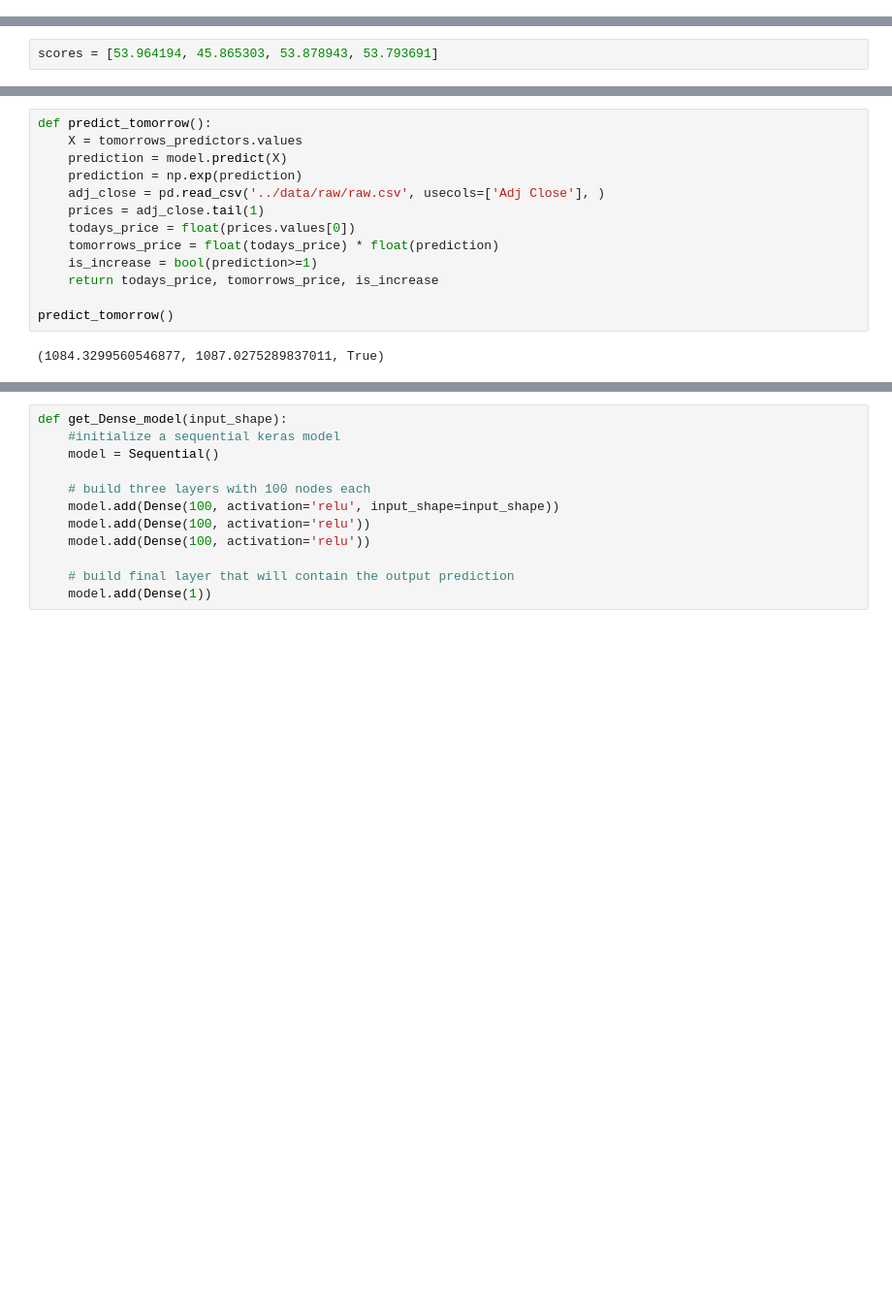
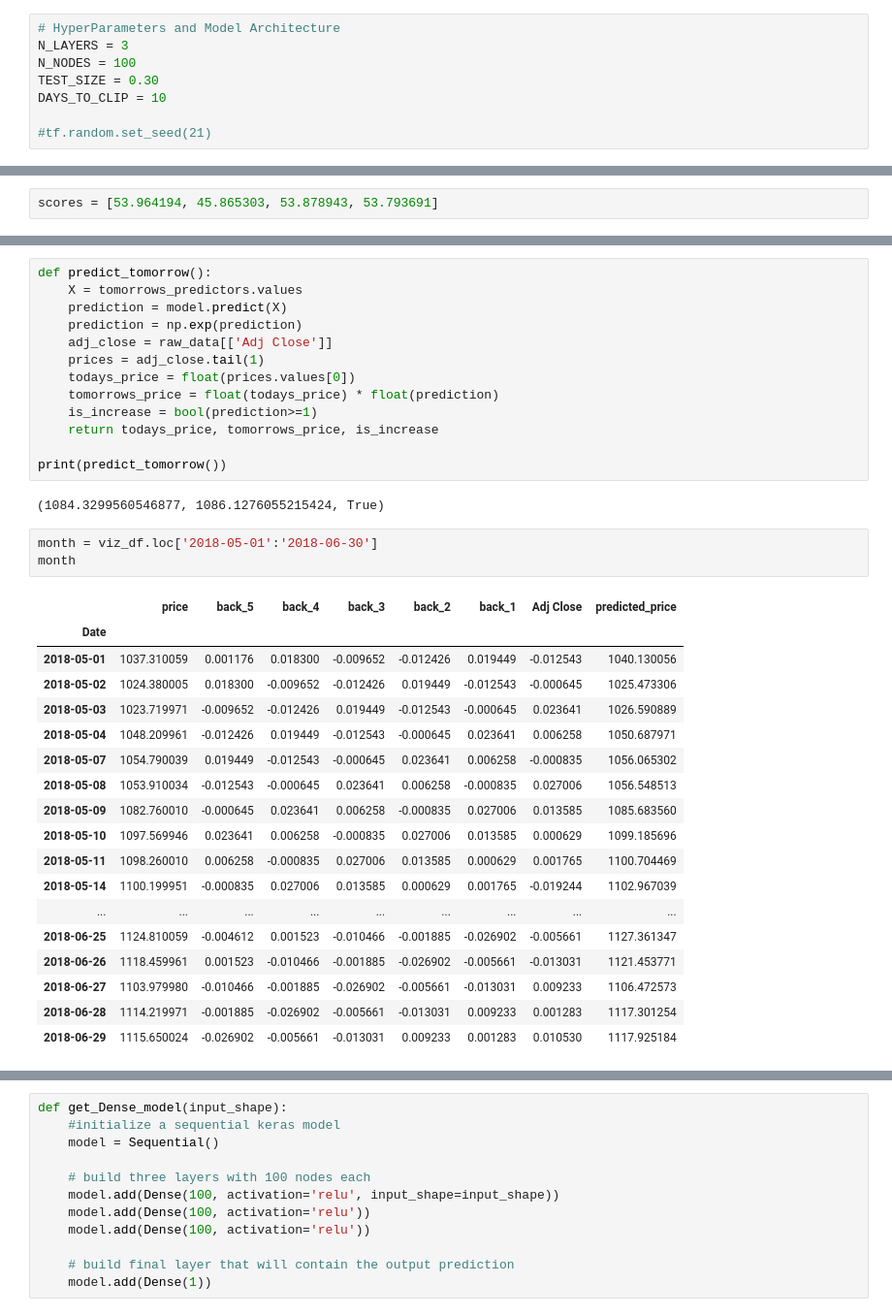
Before and after one commit to AHalarewicz/TimeSeriesAnalysis, a Jupyter notebook: notebooks/keras_predictions.ipynb, the cells around one changed output, grey strips where cells are left out. Shown at 97% size. Saved outputs shown, nothing was run; the diff lists cells and outputs as text; blank space fills up the shorter version.

```diff
--- a/notebooks/keras_predictions.ipynb
+++ b/notebooks/keras_predictions.ipynb
@@ -11,5 +12,13 @@ from sklearn.linear_model import SGDRegressor as SGD
 import joblib
 # %% [output]
 Using TensorFlow backend.
+# %%
+# HyperParameters and Model Architecture
+N_LAYERS = 3
+N_NODES = 100
+TEST_SIZE = 0.30
+DAYS_TO_CLIP = 10
+
+#tf.random.set_seed(21)
 # %%
 time_series_df = pd.read_csv('../data/interim/time_series.csv', index_col='Date')
@@ -197,13 +257,35 @@ def predict_tomorrow():
     X = tomorrows_predictors.values
     prediction = model.predict(X)
     prediction = np.exp(prediction)
-    adj_close = pd.read_csv('../data/raw/raw.csv', usecols=['Adj Close'], )
+    adj_close = raw_data[['Adj Close']]
     prices = adj_close.tail(1)
     todays_price = float(prices.values[0])
     tomorrows_price = float(todays_price) * float(prediction)
     is_increase = bool(prediction>=1)
     return todays_price, tomorrows_price, is_increase
 
-predict_tomorrow()
+print(predict_tomorrow())
 # %% [output]
-(1084.3299560546877, 1087.0275289837011, True)
+(1084.3299560546877, 1086.1276055215424, True)
+# %%
+month = viz_df.loc['2018-05-01':'2018-06-30']
+month
+# %% [output]
+|  | price | back_5 | back_4 | back_3 | back_2 | back_1 | Adj Close | predicted_price |
+| Date |  |  |  |  |  |  |  |  |
+| 2018-05-01 | 1037.310059 | 0.001176 | 0.018300 | -0.009652 | -0.012426 | 0.019449 | -0.012543 | 1040.130056 |
+| 2018-05-02 | 1024.380005 | 0.018300 | -0.009652 | -0.012426 | 0.019449 | -0.012543 | -0.000645 | 1025.473306 |
+| 2018-05-03 | 1023.719971 | -0.009652 | -0.012426 | 0.019449 | -0.012543 | -0.000645 | 0.023641 | 1026.590889 |
+| 2018-05-04 | 1048.209961 | -0.012426 | 0.019449 | -0.012543 | -0.000645 | 0.023641 | 0.006258 | 1050.687971 |
+| 2018-05-07 | 1054.790039 | 0.019449 | -0.012543 | -0.000645 | 0.023641 | 0.006258 | -0.000835 | 1056.065302 |
+| 2018-05-08 | 1053.910034 | -0.012543 | -0.000645 | 0.023641 | 0.006258 | -0.000835 | 0.027006 | 1056.548513 |
+| 2018-05-09 | 1082.760010 | -0.000645 | 0.023641 | 0.006258 | -0.000835 | 0.027006 | 0.013585 | 1085.683560 |
+| 2018-05-10 | 1097.569946 | 0.023641 | 0.006258 | -0.000835 | 0.027006 | 0.013585 | 0.000629 | 1099.185696 |
+| 2018-05-11 | 1098.260010 | 0.006258 | -0.000835 | 0.027006 | 0.013585 | 0.000629 | 0.001765 | 1100.704469 |
+| 2018-05-14 | 1100.199951 | -0.000835 | 0.027006 | 0.013585 | 0.000629 | 0.001765 | -0.019244 | 1102.967039 |
+| ... | ... | ... | ... | ... | ... | ... | ... | ... |
+| 2018-06-25 | 1124.810059 | -0.004612 | 0.001523 | -0.010466 | -0.001885 | -0.026902 | -0.005661 | 1127.361347 |
+| 2018-06-26 | 1118.459961 | 0.001523 | -0.010466 | -0.001885 | -0.026902 | -0.005661 | -0.013031 | 1121.453771 |
+| 2018-06-27 | 1103.979980 | -0.010466 | -0.001885 | -0.026902 | -0.005661 | -0.013031 | 0.009233 | 1106.472573 |
+| 2018-06-28 | 1114.219971 | -0.001885 | -0.026902 | -0.005661 | -0.013031 | 0.009233 | 0.001283 | 1117.301254 |
+| 2018-06-29 | 1115.650024 | -0.026902 | -0.005661 | -0.013031 | 0.009233 | 0.001283 | 0.010530 | 1117.925184 |
```
Also changed, not shown: parts of 22 cells of this notebook, 2 other files.
